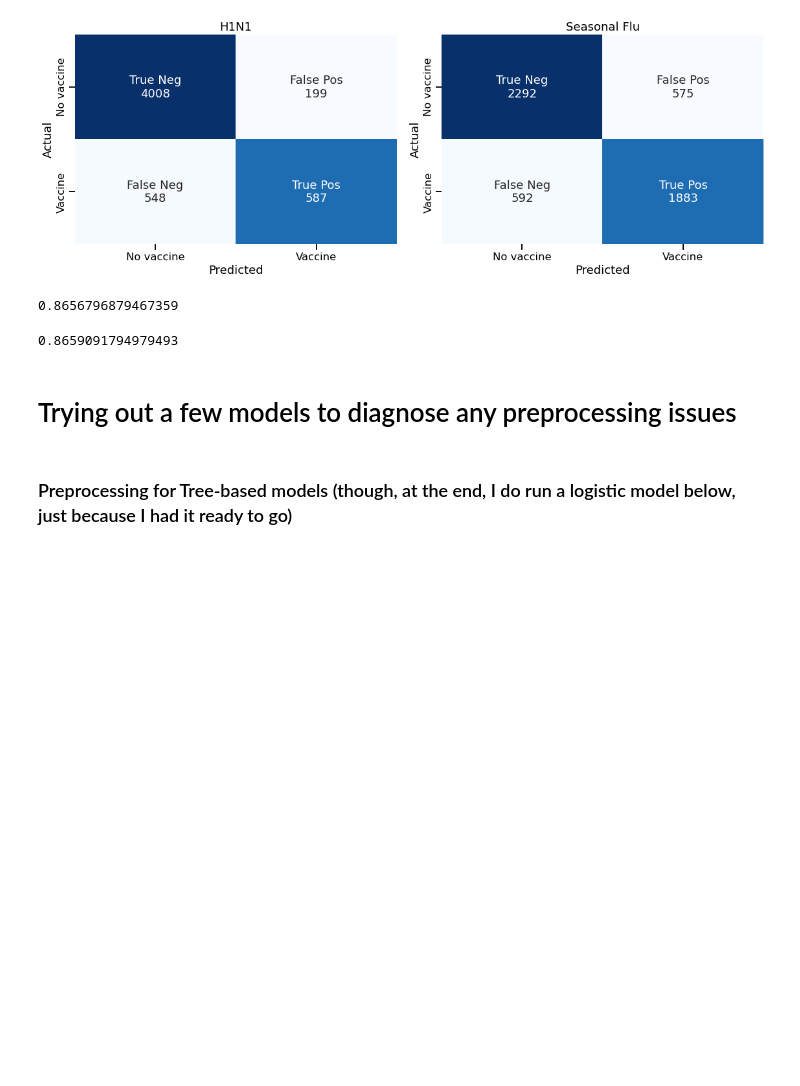
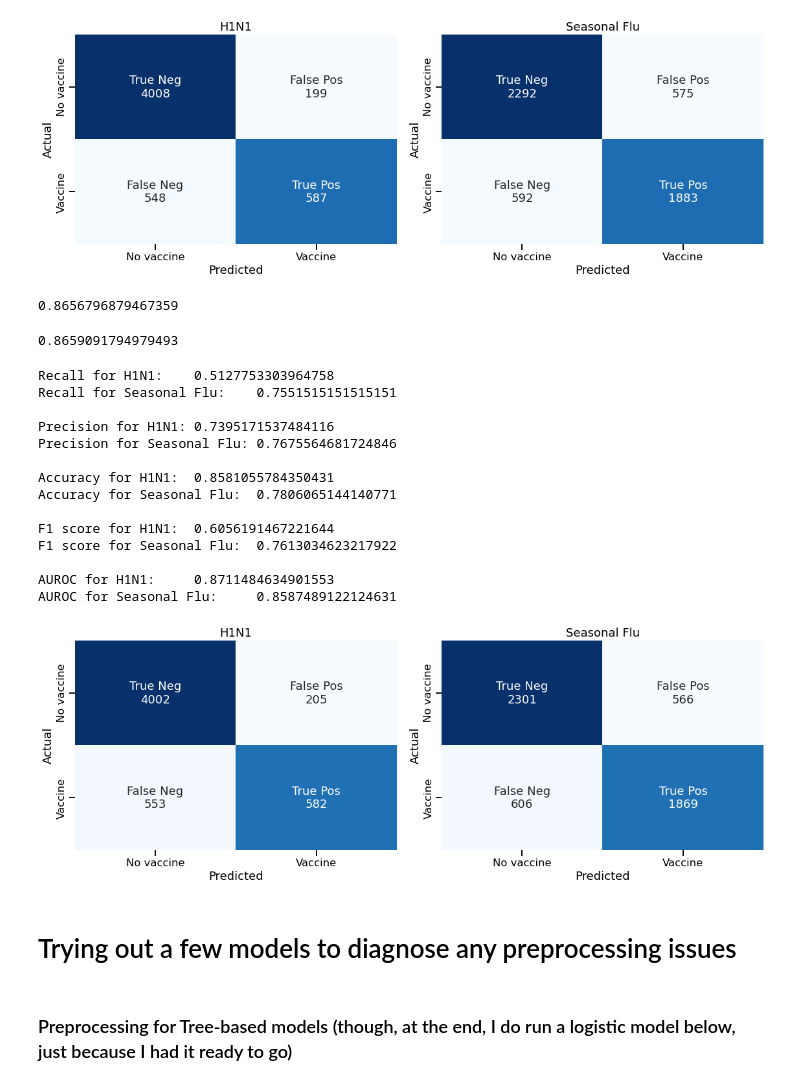
Before and after one commit to jeffbeech/Flu-Shot-Learning, a Jupyter notebook: matt notebook.ipynb, the cells around one changed output. Cells and saved outputs as stored; diff of their text form; code cells hidden in the pictures; blank space fills up the shorter version.

Commit message:
adjusted model trainer function

```diff
--- a/matt notebook.ipynb
+++ b/matt notebook.ipynb
@@ -605,6 +605,24 @@ AUROC for Seasonal Flu:     0.8582966744529352
 (0.8735216845429634 + 0.8582966744529352) / 2
 # %% [output]
 0.8659091794979493
+# %%
+train_new_model(HistGradientBoostingClassifier(learning_rate=0.2, max_depth=5, max_iter=100), 'tree')
+# %% [output]
+Recall for H1N1:    0.5127753303964758
+Recall for Seasonal Flu:    0.7551515151515151
+
+Precision for H1N1: 0.7395171537484116
+Precision for Seasonal Flu: 0.7675564681724846
+
+Accuracy for H1N1:  0.8581055784350431
+Accuracy for Seasonal Flu:  0.7806065144140771
+
+F1 score for H1N1:  0.6056191467221644
+F1 score for Seasonal Flu:  0.7613034623217922
+
+AUROC for H1N1:     0.8711484634901553
+AUROC for Seasonal Flu:     0.8587489122124631
+[figure, added]
 # %% [markdown]
 # Trying out a few models to diagnose any preprocessing issues
 # %% [markdown]
```
